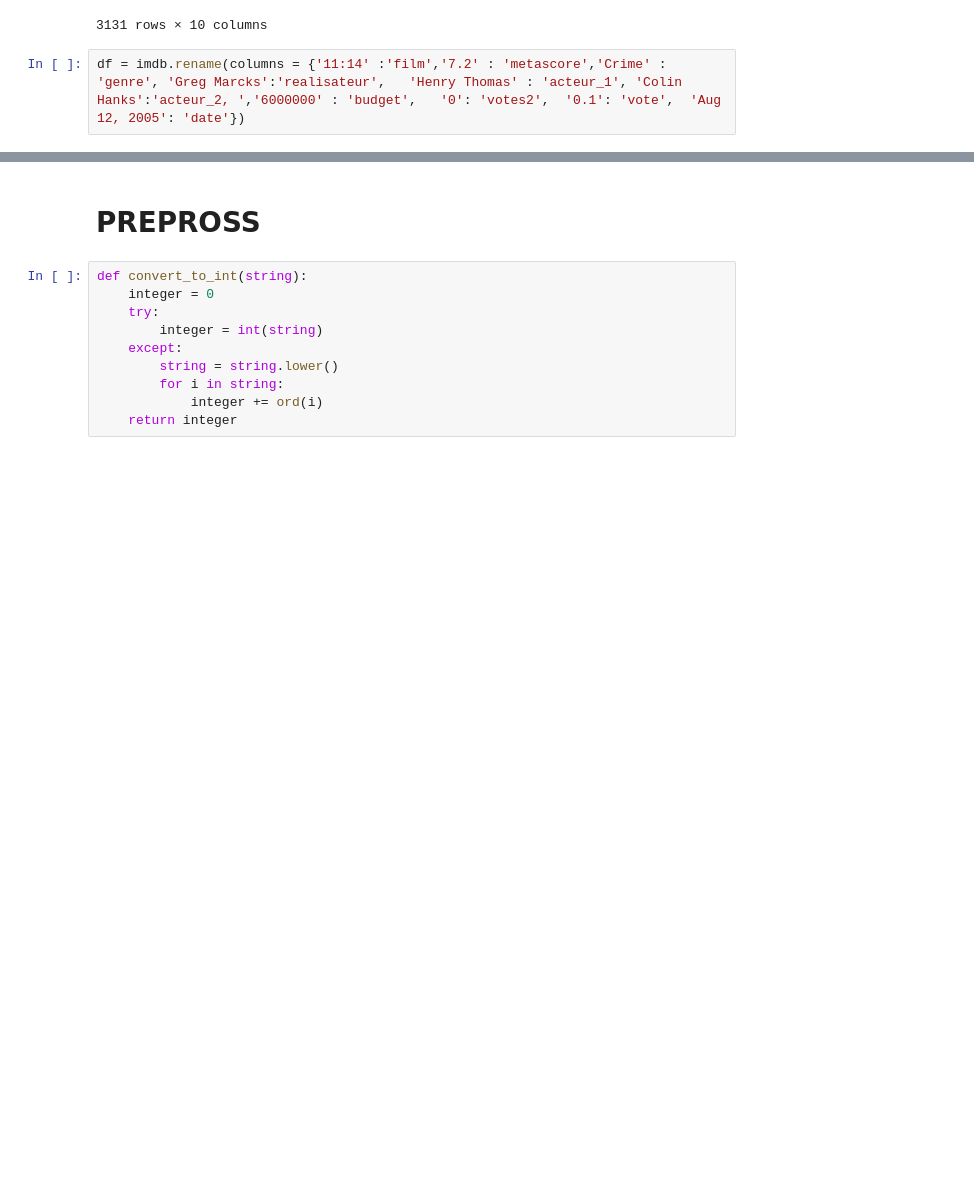
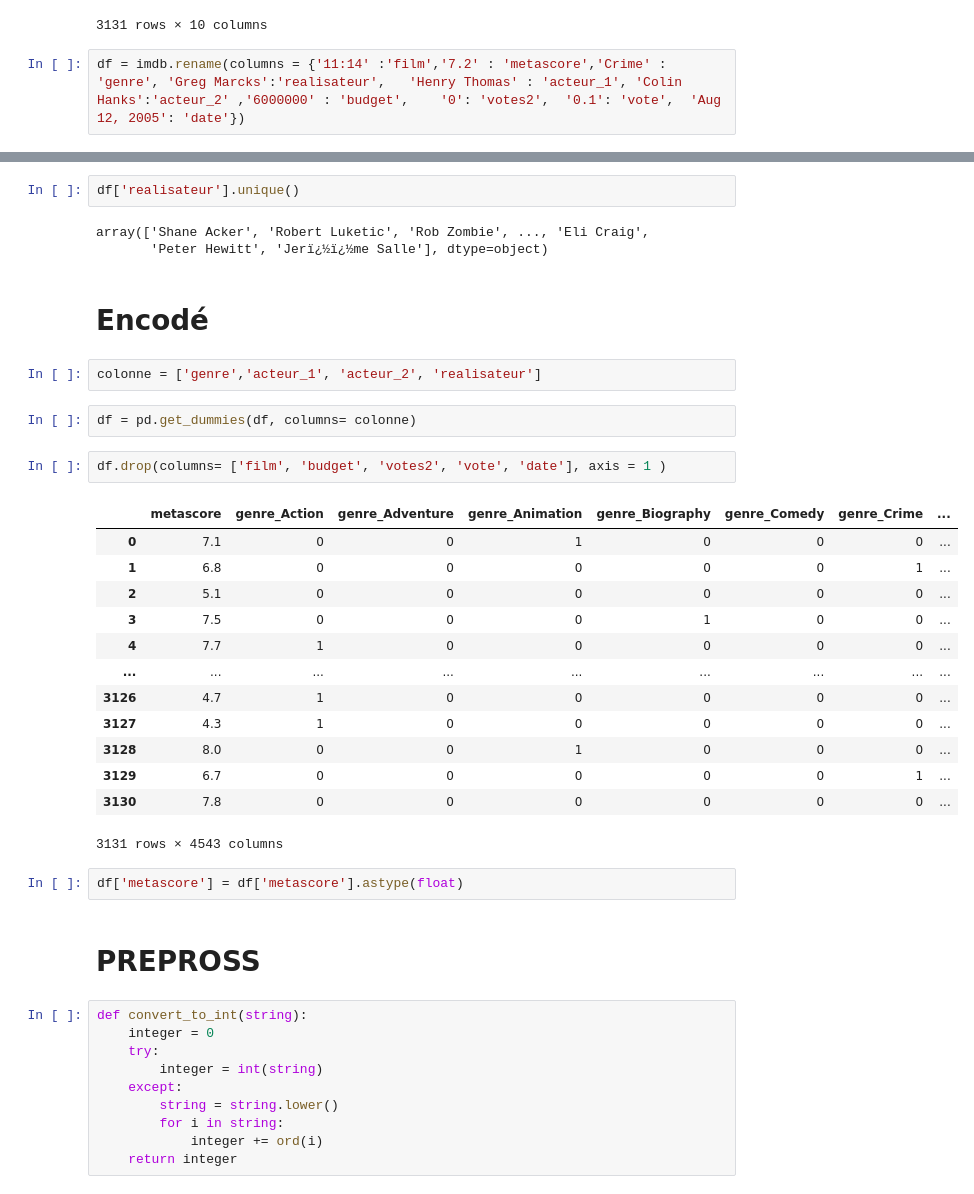
Before and after one commit to ManonDBT/Amelioration_IA, a Jupyter notebook: Amélioration/Modèle/Amélioration_scoring.ipynb, the cells around one changed output, grey strips where cells are left out. Drawn from its saved outputs; the diff is of its cells as text; blank space fills up the shorter version.

```diff
--- a/Amélioration/Modèle/Amélioration_scoring.ipynb
+++ b/Amélioration/Modèle/Amélioration_scoring.ipynb
@@ -48,4 +49,4 @@ imdb
 | 3130 | Zwartboek | 7.8 | Drama | Paul Verhoeven | Carice van Houten | Sebastian Koch | 22000000 | 4398532 | 27238354 | ... |
 3131 rows × 10 columns
 # %%
-df = imdb.rename(columns = {'11:14' :'film','7.2' : 'metascore','Crime' : 'genre', 'Greg Marcks':'realisateur', 	'Henry Thomas' : 'acteur_1', 'Colin Hanks':'acteur_2, ','6000000' : 'budget',	'0': 'votes2',	'0.1': 'vote',	'Aug 12, 2005': 'date'})
+df = imdb.rename(columns = {'11:14' :'film','7.2' : 'metascore','Crime' : 'genre', 'Greg Marcks':'realisateur', 	'Henry Thomas' : 'acteur_1', 'Colin Hanks':'acteur_2' ,'6000000' : 'budget',	'0': 'votes2',	'0.1': 'vote',	'Aug 12, 2005': 'date'})
@@ -68,3 +79,32 @@ df
+# %%
+df['realisateur'].unique()
+# %% [output]
+array(['Shane Acker', 'Robert Luketic', 'Rob Zombie', ..., 'Eli Craig',
+       'Peter Hewitt', 'Jerï¿½ï¿½me Salle'], dtype=object)
+# %% [markdown]
+# Encodé
+# %%
+colonne = ['genre','acteur_1', 'acteur_2', 'realisateur']
+# %%
+df = pd.get_dummies(df, columns= colonne)
+# %%
+df.drop(columns= ['film', 'budget', 'votes2', 'vote', 'date'], axis = 1 )
+# %% [output]
+|  | metascore | genre_Action | genre_Adventure | genre_Animation | genre_Biography | genre_Comedy | genre_Crime | ... |
+| 0 | 7.1 | 0 | 0 | 1 | 0 | 0 | 0 | ... |
+| 1 | 6.8 | 0 | 0 | 0 | 0 | 0 | 1 | ... |
+| 2 | 5.1 | 0 | 0 | 0 | 0 | 0 | 0 | ... |
+| 3 | 7.5 | 0 | 0 | 0 | 1 | 0 | 0 | ... |
+| 4 | 7.7 | 1 | 0 | 0 | 0 | 0 | 0 | ... |
+| ... | ... | ... | ... | ... | ... | ... | ... | ... |
+| 3126 | 4.7 | 1 | 0 | 0 | 0 | 0 | 0 | ... |
+| 3127 | 4.3 | 1 | 0 | 0 | 0 | 0 | 0 | ... |
+| 3128 | 8.0 | 0 | 0 | 1 | 0 | 0 | 0 | ... |
+| 3129 | 6.7 | 0 | 0 | 0 | 0 | 0 | 1 | ... |
+| 3130 | 7.8 | 0 | 0 | 0 | 0 | 0 | 0 | ... |
+3131 rows × 4543 columns
+# %%
+df['metascore'] = df['metascore'].astype(float)
 # %% [markdown]
 # PREPROSS
 # %%
```
Also changed, not shown: parts of 19 cells of this notebook, 8 other files.
